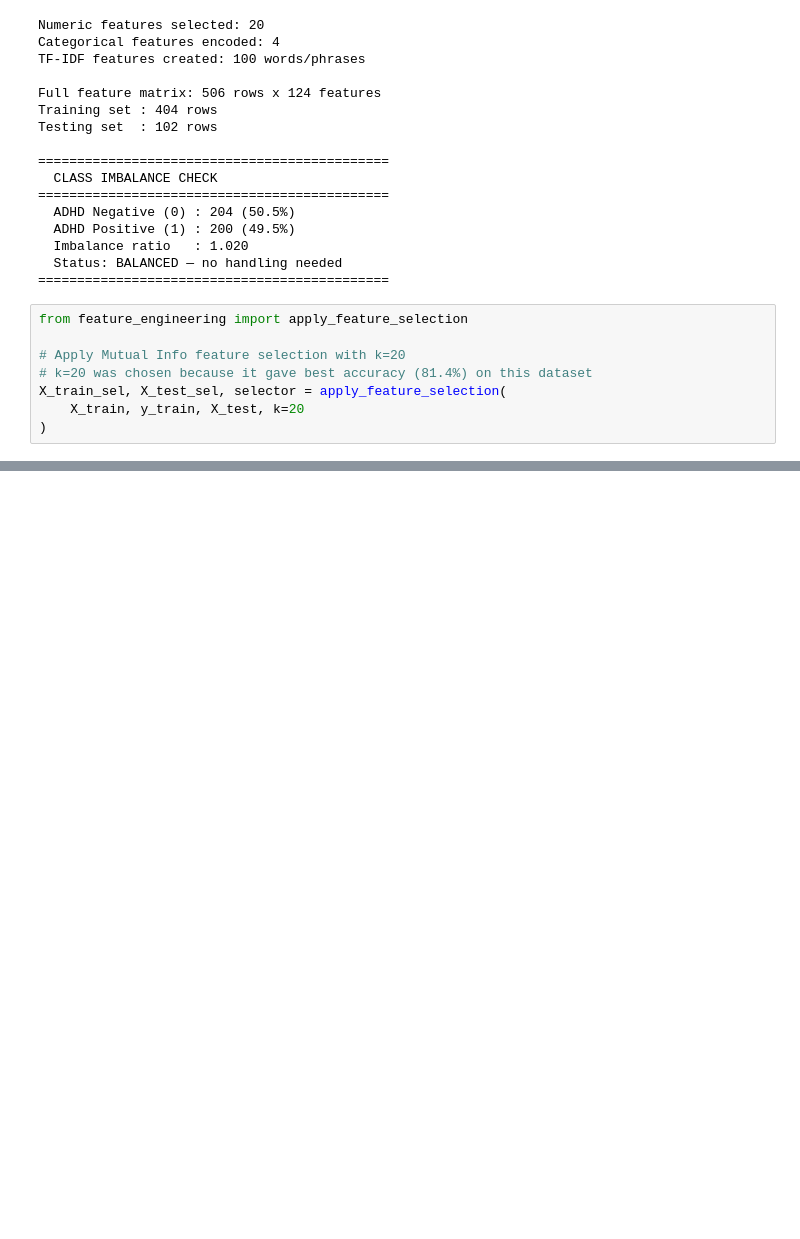
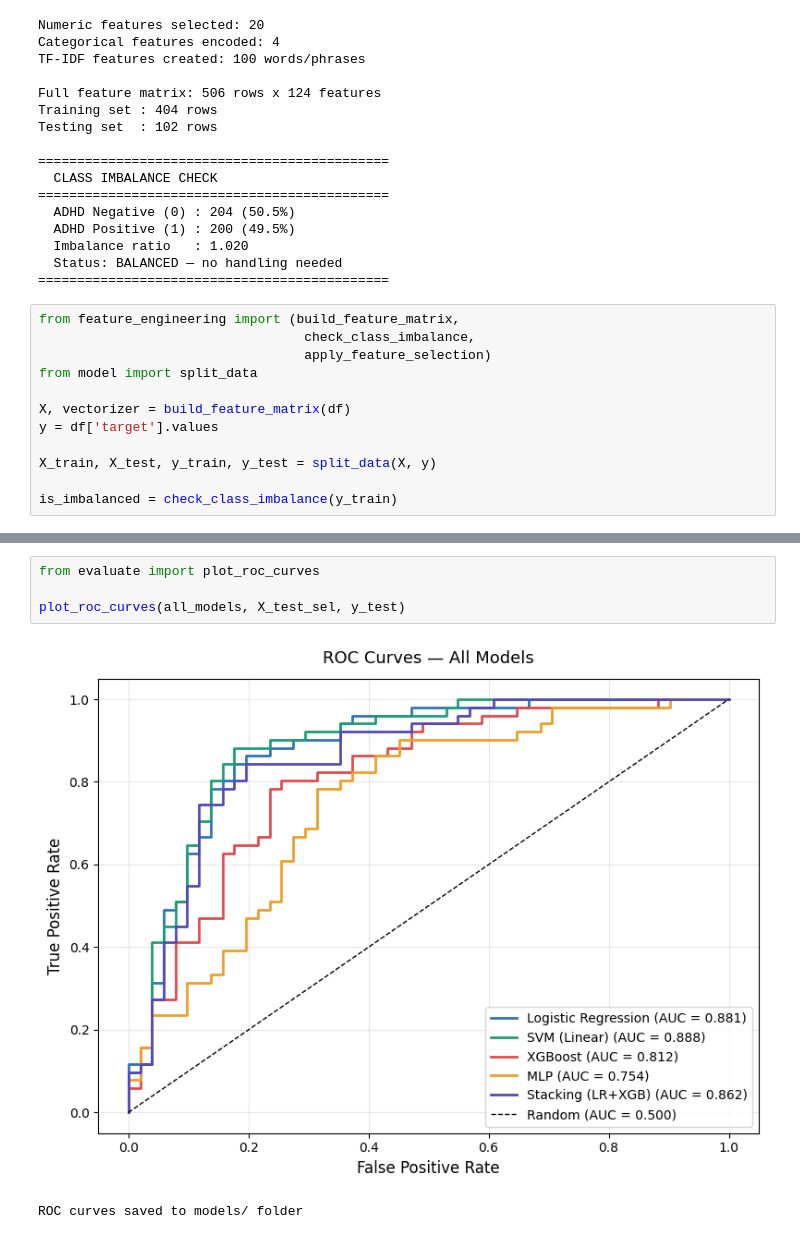
Before and after one commit to NeerajSh-16/adhd_project, a Jupyter notebook: notebooks/02_model_training .ipynb, the cells around one changed output, grey strips where cells are left out. Saved outputs shown, nothing was run; the diff lists cells and outputs as text; blank space fills up the shorter version.

```diff
--- a/notebooks/02_model_training .ipynb
+++ b/notebooks/02_model_training .ipynb
@@ -63,11 +62,15 @@ Testing set  : 102 rows
   Status: BALANCED — no handling needed
 =============================================
 # %%
-from feature_engineering import apply_feature_selection
+from feature_engineering import (build_feature_matrix,
+                                  check_class_imbalance,
+                                  apply_feature_selection)
+from model import split_data
 
-# Apply Mutual Info feature selection with k=20
-# k=20 was chosen because it gave best accuracy (81.4%) on this dataset
-X_train_sel, X_test_sel, selector = apply_feature_selection(
-    X_train, y_train, X_test, k=20
-)
+X, vectorizer = build_feature_matrix(df)
+y = df['target'].values
+
+X_train, X_test, y_train, y_test = split_data(X, y)
+
+is_imbalanced = check_class_imbalance(y_train)
 # %% [output]
@@ -157,0 +239,7 @@ Confusion matrix saved to models/ folder
+# %%
+from evaluate import plot_roc_curves
+
+plot_roc_curves(all_models, X_test_sel, y_test)
+# %% [output]
+[figure, added]
+ROC curves saved to models/ folder
```
Also changed, not shown: parts of 7 cells of this notebook, 12 other files.
